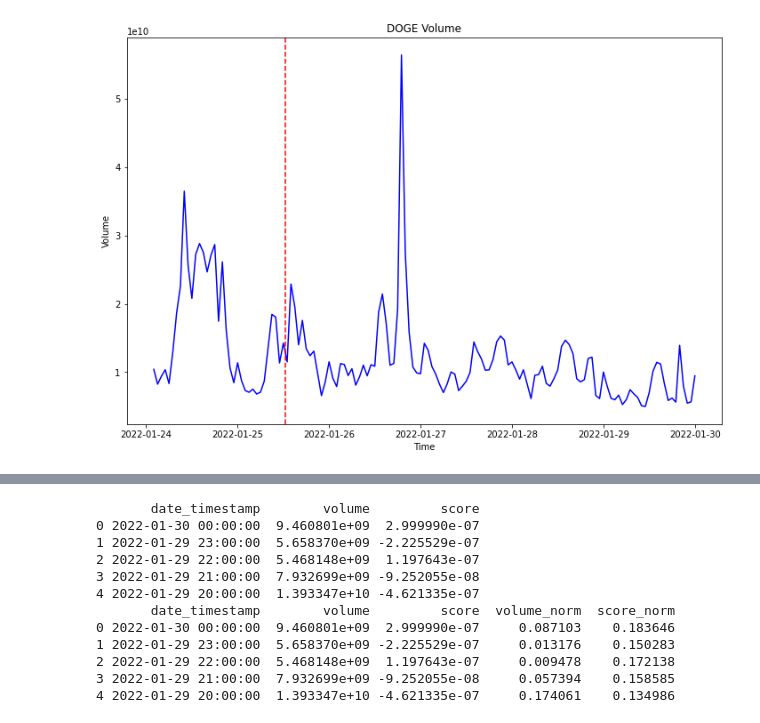
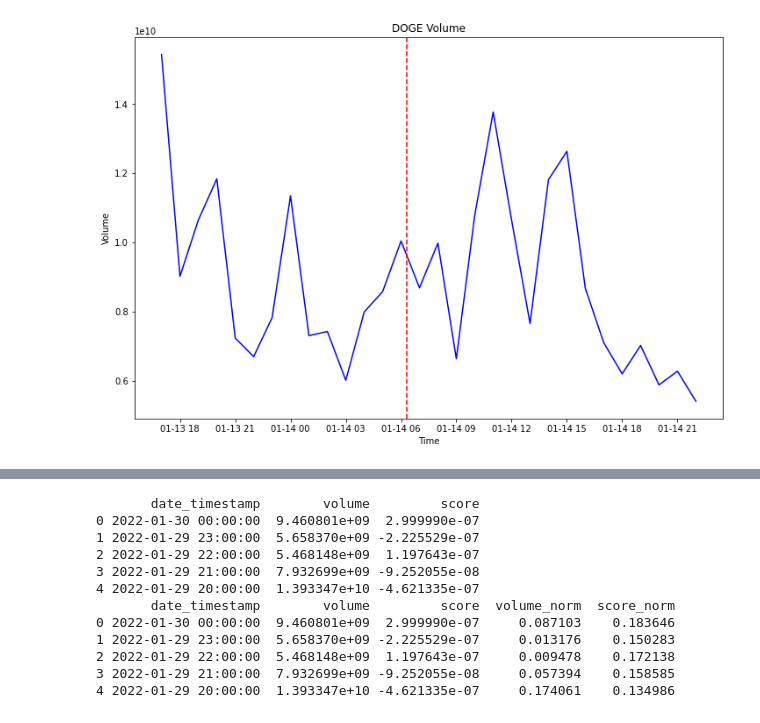
Before and after one commit to paulcodrea/crypto_price_prediction, a Jupyter notebook: 6_trading-volume.ipynb, the cells around one changed output, grey strips where cells are left out. Saved outputs shown, nothing was run; the diff lists cells and outputs as text; code cells hidden in the pictures.

```diff
--- a/6_trading-volume.ipynb
+++ b/6_trading-volume.ipynb
@@ -10,5 +10,5 @@ def read_csv(file_name):
 
     return df
 
-df = read_csv('DOGE-volume-filtered.csv')
+df = read_csv('DOGE-VOLUME-filtered.csv')
 df['date_timestamp'] = df['time'].apply(lambda x: datetime.strptime(x, '%Y-%m-%d %H:%M:%S'))
@@ -24,0 +15,20 @@ df = df.sort_values(by='date_timestamp')
+# %%
+# Sort by date
+df = df.sort_values(by='date_timestamp')
+
+#rename time colum to date
+df.rename(columns={'time': 'date'}, inplace=True)
+
+# filter df between 2022-01-13 17:00:00 and 2022-01-14 18:00:00
+df = df[(df['date_timestamp'] >= dt.datetime(2022, 1, 13, 17, 0, 0)) & (df['date_timestamp'] <= dt.datetime(2022, 1, 14, 22, 0, 0))]
+
+# initialise MinMaxScaler
+from sklearn.preprocessing import MinMaxScaler
+scaler = MinMaxScaler()
+
+# min max scaler volume column
+df['volume_norm'] = scaler.fit_transform(df['volume'].values.reshape(-1, 1))
+
+print(df.head())
+print(df.tail())
+print(len(df))
@@ -25,11 +49,12 @@ df = df.sort_values(by='date_timestamp')
 # %%
 fig, ax = plt.subplots(figsize=(12,8))
 ax.plot(df['date_timestamp'], df['volume'], color='blue', label='volume')
-ax.axvline(x=datetime(2022, 1, 25, 12, 30), color='red', linestyle='--', label='25-01-2022 12:30')
+ax.axvline(x=datetime(2022, 1, 14, 6, 18), color='red', linestyle='--', label='14-01-2022 06:18')
+# ax.axvline(x=datetime(2022, 1, 25, 12, 30), color='red', linestyle='--', label='25-01-2022 12:30')
 ax.set_xlabel('Time')
 ax.set_ylabel('Volume')
 ax.set_title('DOGE Volume')
 plt.show()
 # %% [output]
-[figure, old version]
+[figure, new version]
 # %%
```
Also changed, not shown: parts of 12 cells of this notebook.
